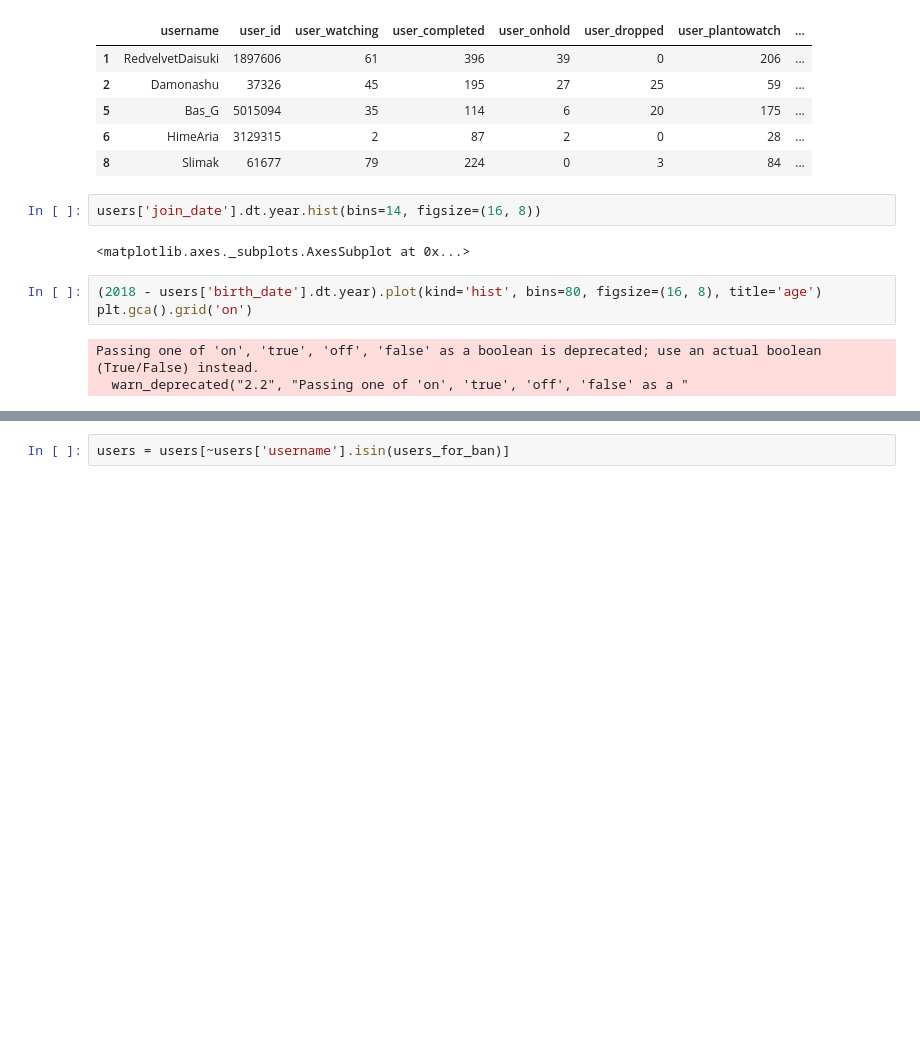
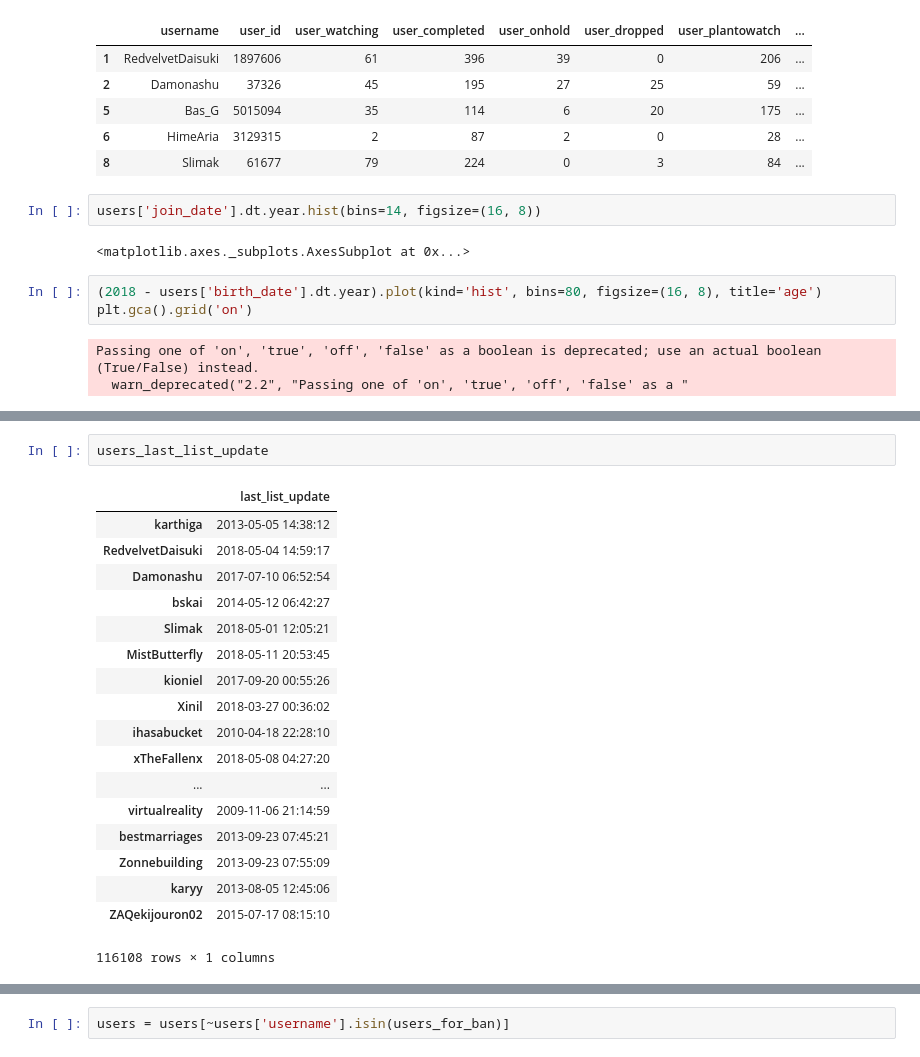
Before and after one commit to racinmat/mal-analysis, a Jupyter notebook: basic_cleanup_animes_and_users.ipynb, the cells around one changed output, grey strips where cells are left out. Saved outputs shown, nothing was run; the diff lists cells and outputs as text; blank space fills up the shorter version.

```diff
--- a/basic_cleanup_animes_and_users.ipynb
+++ b/basic_cleanup_animes_and_users.ipynb
@@ -250,2 +240,23 @@ KeyError: 'last_list_update'
+# %%
+users_last_list_update
+# %% [output]
+|  | last_list_update |
+| karthiga | 2013-05-05 14:38:12 |
+| RedvelvetDaisuki | 2018-05-04 14:59:17 |
+| Damonashu | 2017-07-10 06:52:54 |
+| bskai | 2014-05-12 06:42:27 |
+| Slimak | 2018-05-01 12:05:21 |
+| MistButterfly | 2018-05-11 20:53:45 |
+| kioniel | 2017-09-20 00:55:26 |
+| Xinil | 2018-03-27 00:36:02 |
+| ihasabucket | 2010-04-18 22:28:10 |
+| xTheFallenx | 2018-05-08 04:27:20 |
+| ... | ... |
+| virtualreality | 2009-11-06 21:14:59 |
+| bestmarriages | 2013-09-23 07:45:21 |
+| Zonnebuilding | 2013-09-23 07:55:09 |
+| karyy | 2013-08-05 12:45:06 |
+| ZAQekijouron02 | 2015-07-17 08:15:10 |
+116108 rows × 1 columns
 # %%
 users[users['username'].isin(['RedvelvetDaisuki', 'Damonashu', 'Bas_G'])][['username', 'last_online']].head()
```
Also changed, not shown: parts of 25 cells of this notebook, 3 other files.
